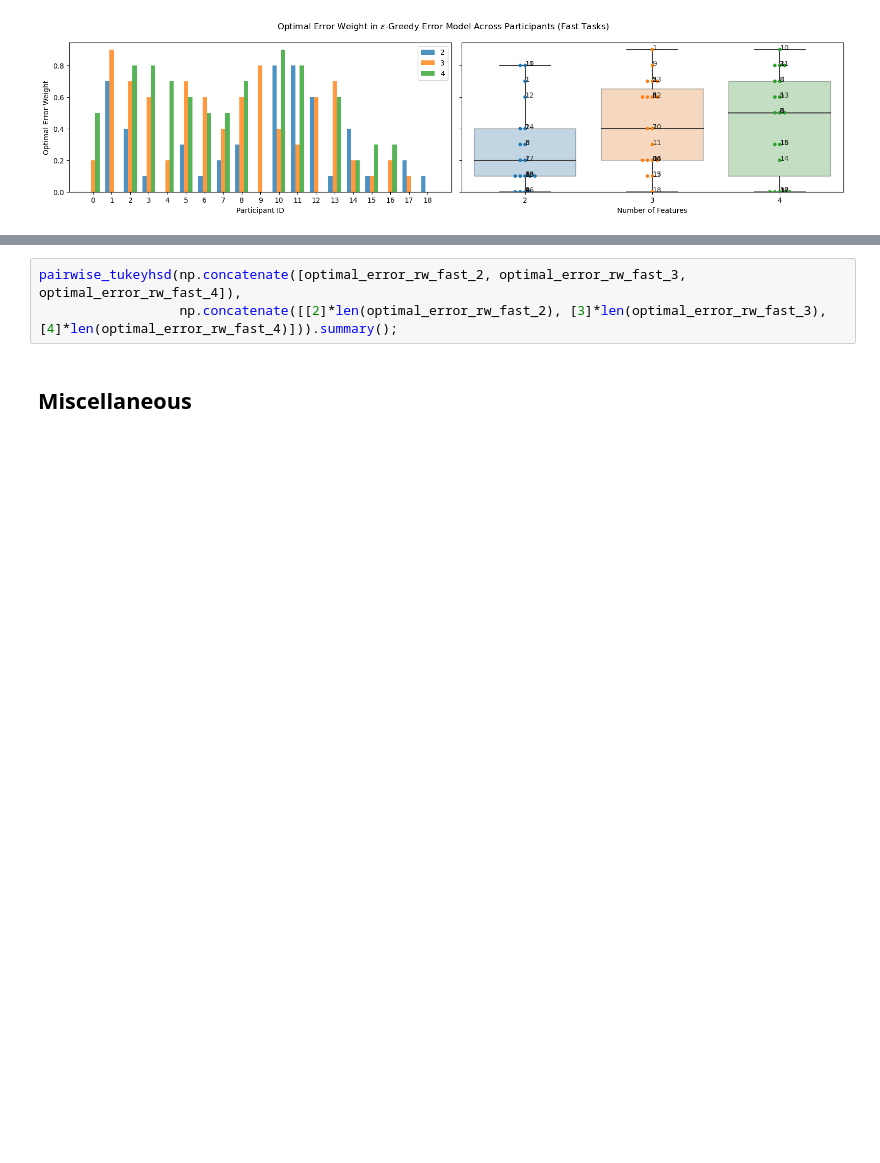
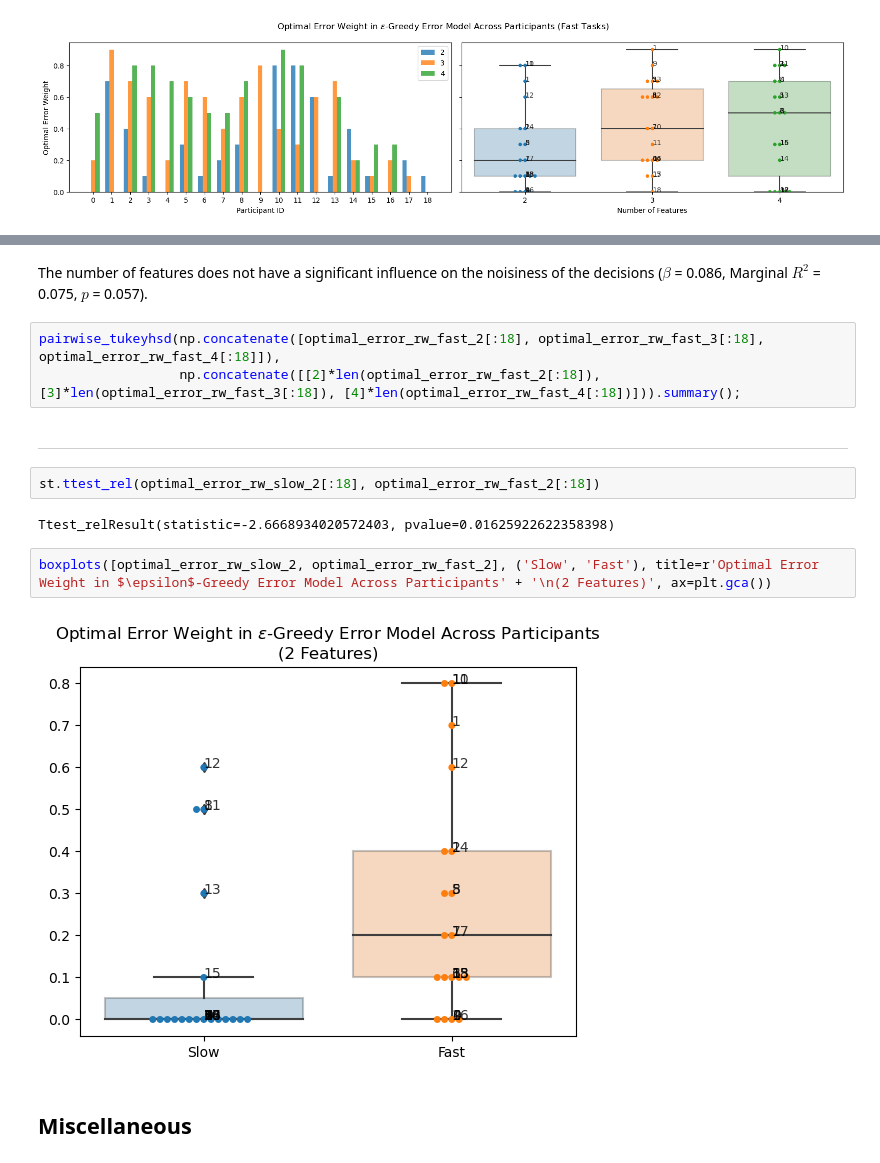
Before and after one commit to pulkitgoyal56/CCCP, a Jupyter notebook: CCCP.ipynb, the cells around one changed output, grey strips where cells are left out. Cells and saved outputs as stored; diff of their text form; blank space fills up the shorter version.

```diff
--- a/CCCP.ipynb
+++ b/CCCP.ipynb
@@ -882,6 +961,19 @@ The number of features does not have a significant influence on the noisiness of
+# %% [markdown]
+The number of features does not have a significant influence on the noisiness of the decisions ($\beta$ = 0.086, Marginal $R^2$ = 0.075, $p$ = 0.057).
+<!-- https://stats.stackexchange.com/questions/578134/linear-mixed-model-r2-calculation-using-statsmodels#:~:text=So%20the%20final,is%3A -->
 # %%
-pairwise_tukeyhsd(np.concatenate([optimal_error_rw_fast_2, optimal_error_rw_fast_3, optimal_error_rw_fast_4]),
-                  np.concatenate([[2]*len(optimal_error_rw_fast_2), [3]*len(optimal_error_rw_fast_3), [4]*len(optimal_error_rw_fast_4)])).summary();
+pairwise_tukeyhsd(np.concatenate([optimal_error_rw_fast_2[:18], optimal_error_rw_fast_3[:18], optimal_error_rw_fast_4[:18]]),
+                  np.concatenate([[2]*len(optimal_error_rw_fast_2[:18]), [3]*len(optimal_error_rw_fast_3[:18]), [4]*len(optimal_error_rw_fast_4[:18])])).summary();
+# %% [markdown]
+---
+# %%
+st.ttest_rel(optimal_error_rw_slow_2[:18], optimal_error_rw_fast_2[:18])
+# %% [output]
+Ttest_relResult(statistic=-2.6668934020572403, pvalue=0.01625922622358398)
+# %%
+boxplots([optimal_error_rw_slow_2, optimal_error_rw_fast_2], ('Slow', 'Fast'), title=r'Optimal Error Weight in $\epsilon$-Greedy Error Model Across Participants' + '\n(2 Features)', ax=plt.gca())
+# %% [output]
+[figure, added]
 # %% [markdown]
 ## Miscellaneous
 # %% [markdown]
```
Also changed, not shown: parts of 31 cells of this notebook.
